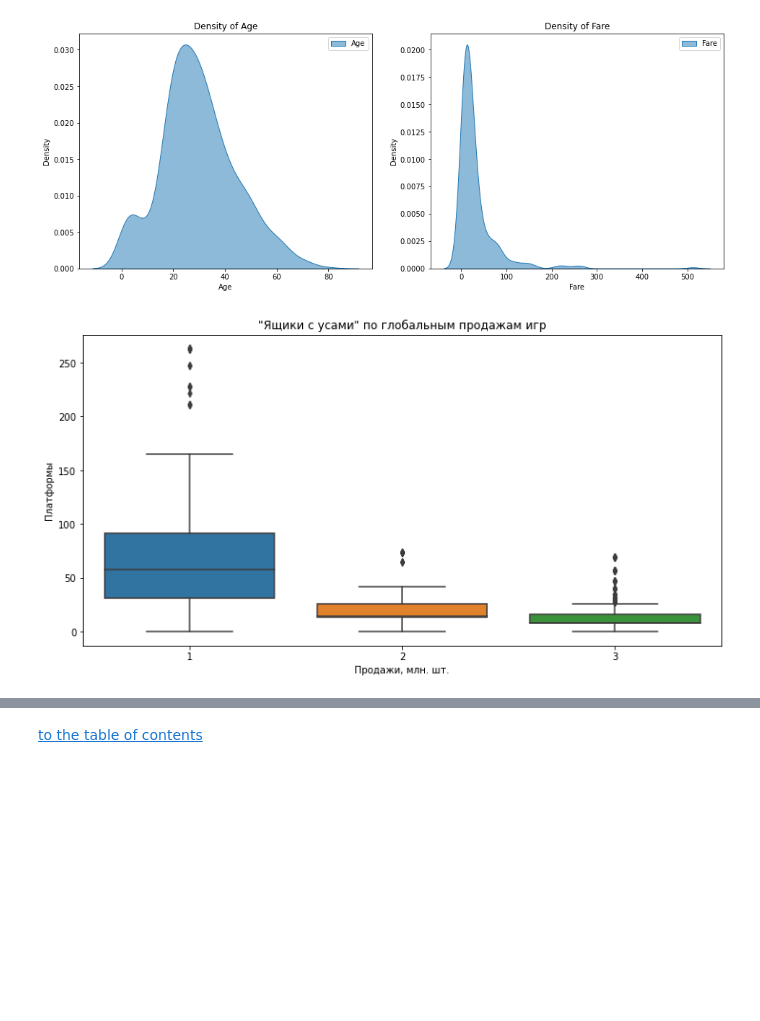
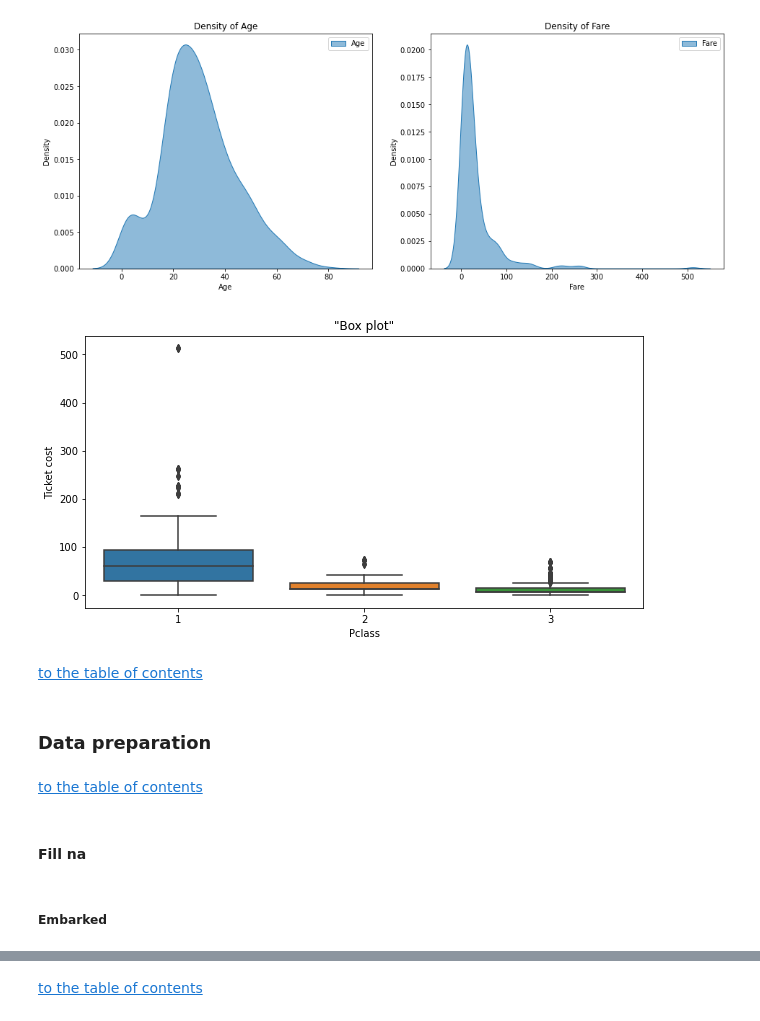
Before and after one commit to Pereyro/kaggle, a Jupyter notebook: TitanicCompetition/TitanicCompetition.ipynb, the cells around one changed output, grey strips where cells are left out. Cells and saved outputs as stored; diff of their text form; code cells hidden in the pictures; blank space fills up the shorter version.

```diff
--- a/TitanicCompetition/TitanicCompetition.ipynb
+++ b/TitanicCompetition/TitanicCompetition.ipynb
@@ -419,4 +396,0 @@ plt.show()
-# %%
-df_train['Cabin'] = df_train['Cabin'].fillna('hz')
-df_train['CabinLatter'] = df_train['Cabin'].str[0]
-print(df_train['CabinLatter'].value_counts())
@@ -507,14 +437,26 @@ plt.show()
 # %%
 # import seaborn as sns
 
-plt.figure(figsize=(12, 6))
+plt.figure(figsize=(10, 5))
 
 sns.boxplot(data=df_train, x='Pclass',y='Fare')
 
-plt.title('"Ящики с усами" по глобальным продажам игр')
-plt.xlabel('Продажи, млн. шт.')
-plt.ylabel('Платформы')
+plt.title('"Box plot"')
+plt.xlabel('Pclass')
+plt.ylabel('Ticket cost')
 
 plt.show()
 # %% [output]
-[figure, old version]
+[figure, new version]
+# %% [markdown]
+[to the table of contents](#table_of_contents)
+<a id="data_preparation"></a>
+# %% [markdown]
+### Data preparation
+# %% [markdown]
+[to the table of contents](#table_of_contents)
+<a id="fill_na"></a>
+# %% [markdown]
+#### Fill na
+# %% [markdown]
+##### Embarked
```
Also changed, not shown: parts of 93 cells of this notebook.
